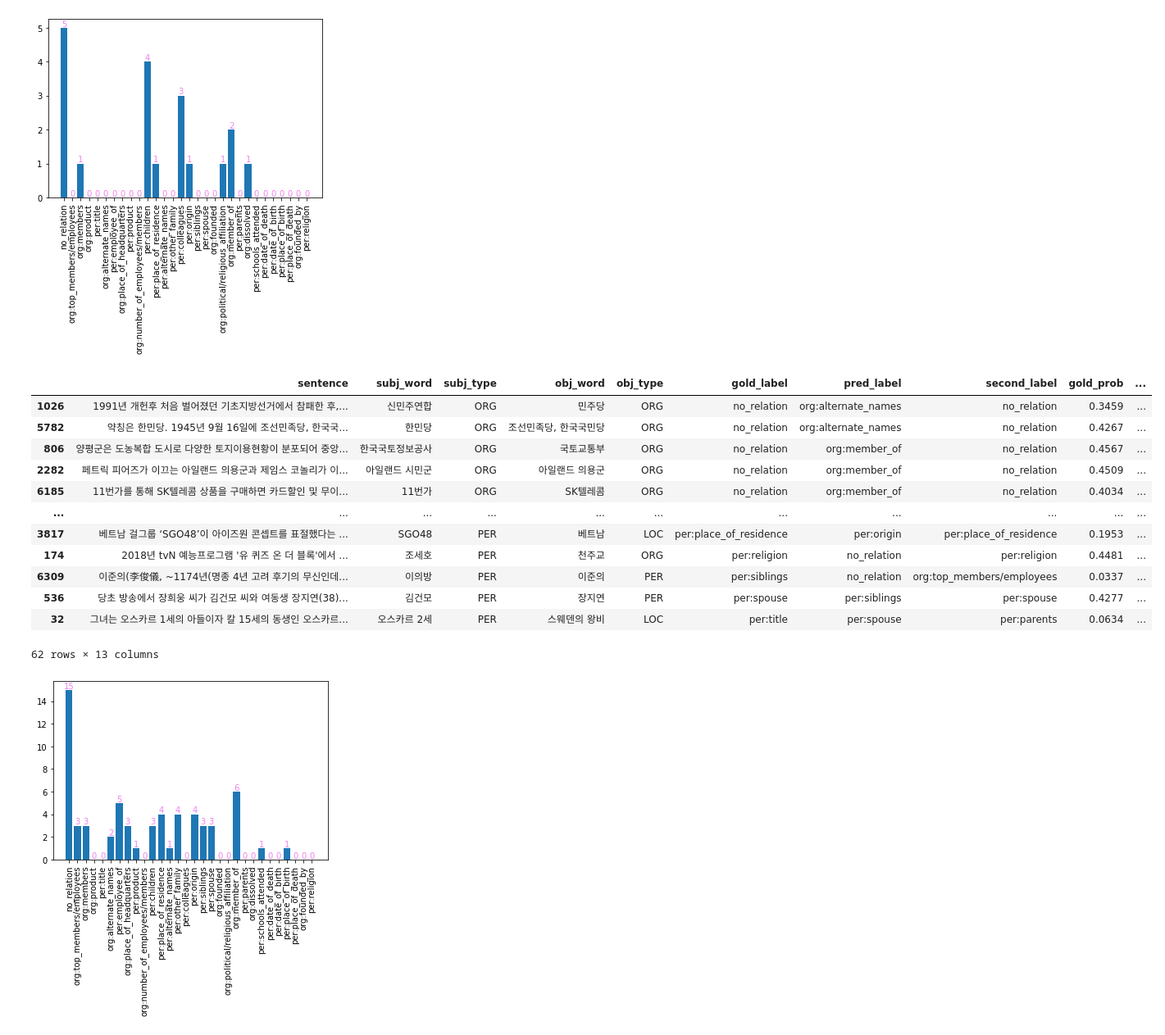
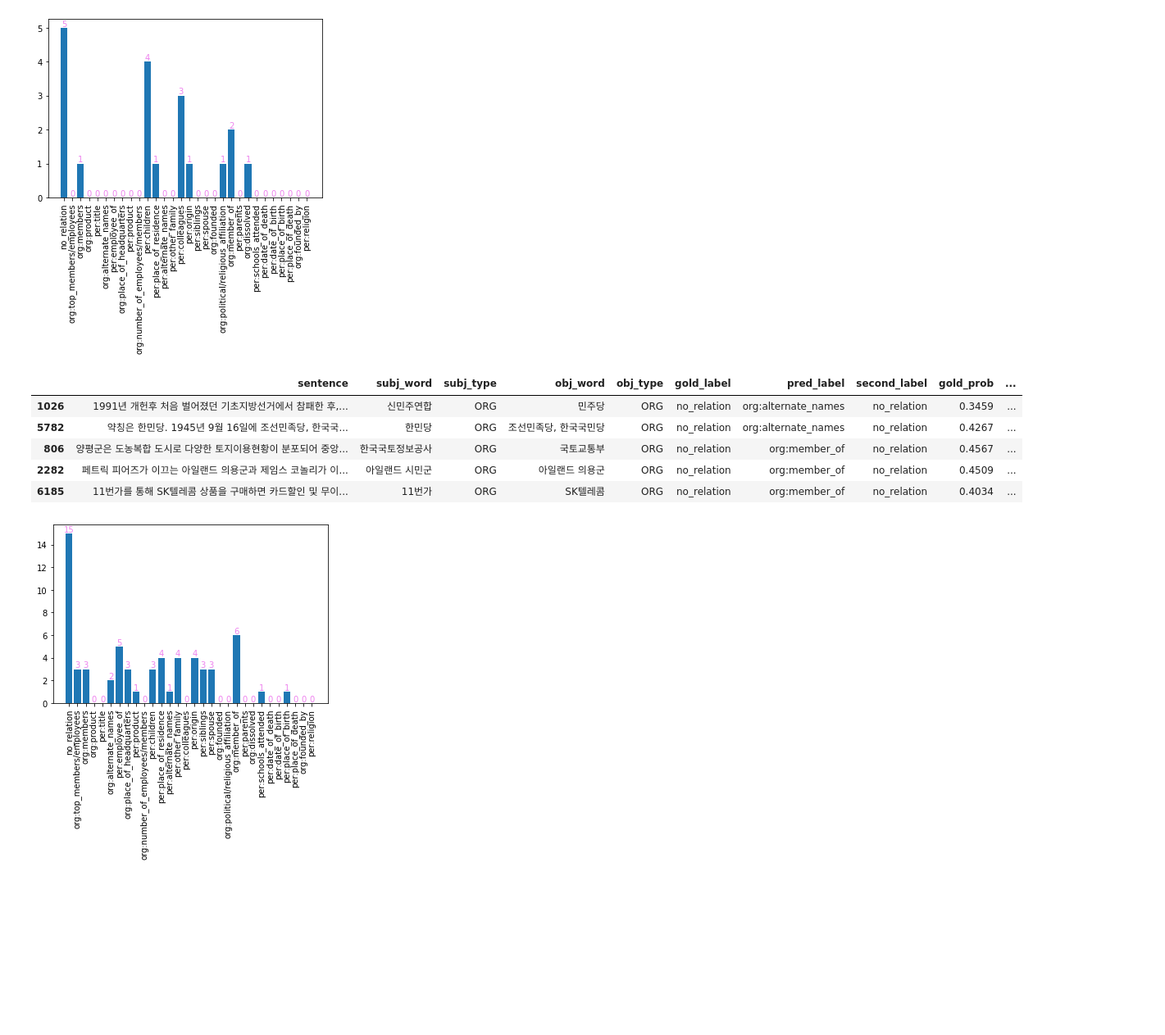
Before and after one commit to boostcampaitech4lv23nlp1/level2_klue_nlp-level2-nlp-07, a Jupyter notebook: notebooks/dev_prob.ipynb, the cells around one changed output. Shown at 82% size. Cells and saved outputs as stored; diff of their text form; code cells hidden in the pictures; blank space fills up the shorter version.

```diff
--- a/notebooks/dev_prob.ipynb
+++ b/notebooks/dev_prob.ipynb
@@ -520,21 +490,14 @@ plt.show()
 # %% [output]
 [figure]
 # %%
-no_match[(no_match['pred_prob']>0.5)&(no_match['pred_prob']<=0.6)]
+no_match[(no_match['pred_prob']>0.5)&(no_match['pred_prob']<=0.6)].head(5)
 # %% [output]
 |  | sentence | subj_word | subj_type | obj_word | obj_type | gold_label | pred_label | second_label | gold_prob | ... |
 | 1026 | 1991년 개헌후 처음 벌어졌던 기초지방선거에서 참패한 후,... | 신민주연합 | ORG | 민주당 | ORG | no_relation | org:alternate_names | no_relation | 0.3459 | ... |
 | 5782 | 약칭은 한민당. 1945년 9월 16일에 조선민족당, 한국국... | 한민당 | ORG | 조선민족당, 한국국민당 | ORG | no_relation | org:alternate_names | no_relation | 0.4267 | ... |
 | 806 | 양평군은 도농복합 도시로 다양한 토지이용현황이 분포되어 중앙... | 한국국토정보공사 | ORG | 국토교통부 | ORG | no_relation | org:member_of | no_relation | 0.4567 | ... |
 | 2282 | 페트릭 피어즈가 이끄는 아일랜드 의용군과 제임스 코놀리가 이... | 아일랜드 시민군 | ORG | 아일랜드 의용군 | ORG | no_relation | org:member_of | no_relation | 0.4509 | ... |
 | 6185 | 11번가를 통해 SK텔레콤 상품을 구매하면 카드할인 및 무이... | 11번가 | ORG | SK텔레콤 | ORG | no_relation | org:member_of | no_relation | 0.4034 | ... |
-| ... | ... | ... | ... | ... | ... | ... | ... | ... | ... | ... |
-| 3817 | 베트남 걸그룹 ‘SGO48’이 아이즈원 콘셉트를 표절했다는 ... | SGO48 | PER | 베트남 | LOC | per:place_of_residence | per:origin | per:place_of_residence | 0.1953 | ... |
-| 174 | 2018년 tvN 예능프로그램 '유 퀴즈 온 더 블록'에서 ... | 조세호 | PER | 천주교 | ORG | per:religion | no_relation | per:religion | 0.4481 | ... |
-| 6309 | 이준의(李俊儀, ~1174년(명종 4년 고려 후기의 무신인데... | 이의방 | PER | 이준의 | PER | per:siblings | no_relation | org:top_members/employees | 0.0337 | ... |
-| 536 | 당초 방송에서 장희웅 씨가 김건모 씨와 여동생 장지연(38)... | 김건모 | PER | 장지연 | PER | per:spouse | per:siblings | per:spouse | 0.4277 | ... |
-| 32 | 그녀는 오스카르 1세의 아들이자 칼 15세의 동생인 오스카르... | 오스카르 2세 | PER | 스웨덴의 왕비 | LOC | per:title | per:spouse | per:parents | 0.0634 | ... |
-62 rows × 13 columns
 # %%
 x = list(dict_label_to_num.keys())
 y = [len(no_match[(no_match['pred_prob']>0.5)&(no_match['pred_prob']<=0.6)][no_match['pred_label']==d]) for d in x]
```
Also changed, not shown: parts of 25 cells of this notebook, 8 other files.
